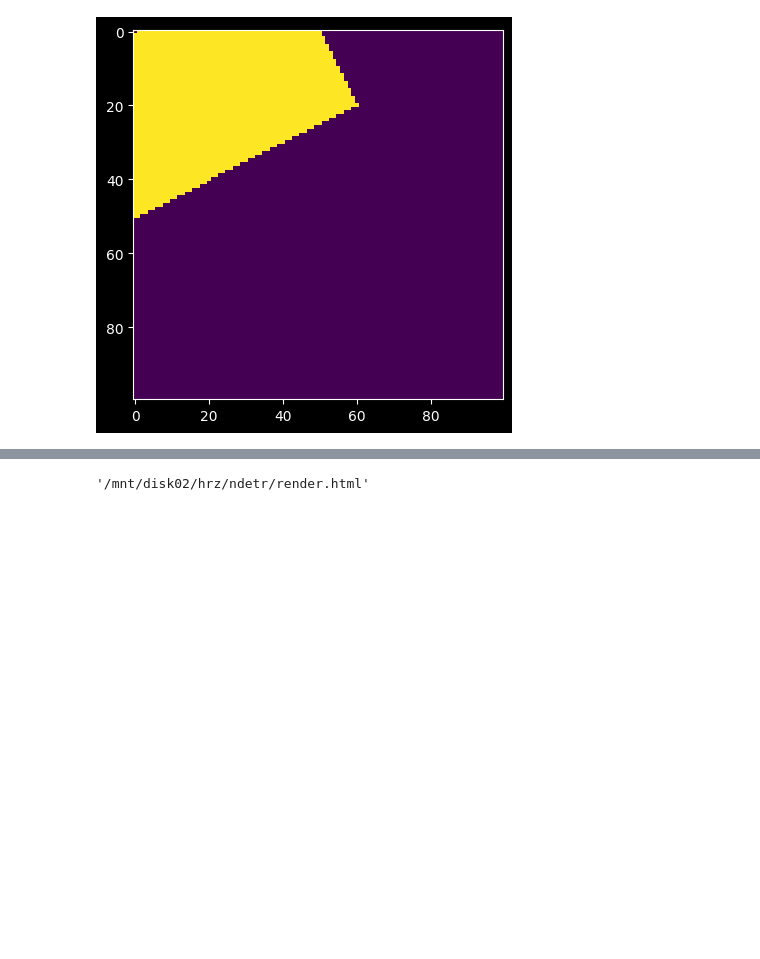
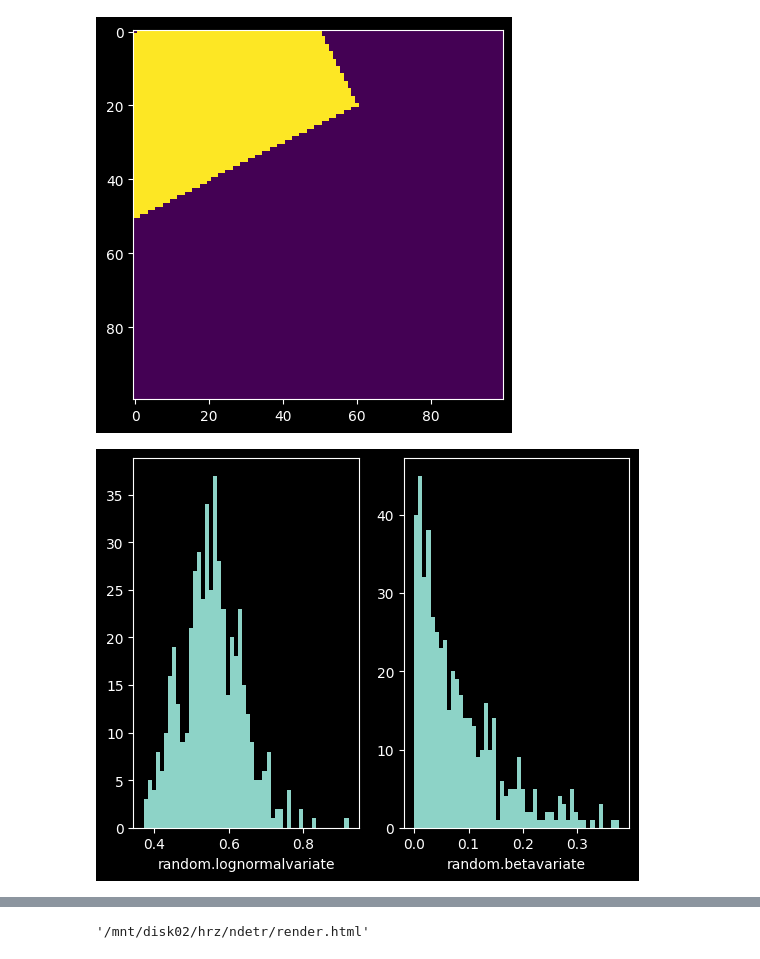
Before and after one commit to hrz2000/ndetr, a Jupyter notebook: demo.ipynb, the cells around one changed output, grey strips where cells are left out. Saved outputs shown, nothing was run; the diff lists cells and outputs as text; code cells hidden in the pictures; blank space fills up the shorter version.

```diff
--- a/demo.ipynb
+++ b/demo.ipynb
@@ -40,3 +40,87 @@ torch.Size([1, 1, 1, 2])
 tensor([[[[1., 0.]]]])
 <matplotlib.image.AxesImage at 0x...>
 [figure]
+# %%
+import torch
+
+def guassian_kernel(source, target, kernel_mul=2.0, kernel_num=5, fix_sigma=None):
+    '''
+    将源域数据和目标域数据转化为核矩阵，即上文中的K
+    Params:
+	    source: 源域数据（n * len(x))
+	    target: 目标域数据（m * len(y))
+	    kernel_mul:
+	    kernel_num: 取不同高斯核的数量
+	    fix_sigma: 不同高斯核的sigma值
+	Return:
+		sum(kernel_val): 多个核矩阵之和
+    '''
+    n_samples = int(source.size()[0])+int(target.size()[0])# 求矩阵的行数，一般source和target的尺度是一样的，这样便于计算
+    total = torch.cat([source, target], dim=0)#将source,target按列方向合并
+    #将total复制（n+m）份
+    total0 = total.unsqueeze(0).expand(int(total.size(0)), int(total.size(0)), int(total.size(1)))
+    #将total的每一行都复制成（n+m）行，即每个数据都扩展成（n+m）份
+    total1 = total.unsqueeze(1).expand(int(total.size(0)), int(total.size(0)), int(total.size(1)))
+    #求任意两个数据之间的和，得到的矩阵中坐标（i,j）代表total中第i行数据和第j行数据之间的l2 distance(i==j时为0）
+    L2_distance = ((total0-total1)**2).sum(2)
+    #调整高斯核函数的sigma值
+    if fix_sigma:
+        bandwidth = fix_sigma
+    else:
+        bandwidth = torch.sum(L2_distance.data) / (n_samples**2-n_samples)
+    #以fix_sigma为中值，以kernel_mul为倍数取kernel_num个bandwidth值（比如fix_sigma为1时，得到[0.25,0.5,1,2,4]
+    bandwidth /= kernel_mul ** (kernel_num // 2)
+    bandwidth_list = [bandwidth * (kernel_mul**i) for i in range(kernel_num)]
+    #高斯核函数的数学表达式
+    kernel_val = [torch.exp(-L2_distance / bandwidth_temp) for bandwidth_temp in bandwidth_list]
+    #得到最终的核矩阵
+    return sum(kernel_val)#/len(kernel_val)
+
+def mmd_rbf(source, target, kernel_mul=2.0, kernel_num=5, fix_sigma=None):
+    '''
+    计算源域数据和目标域数据的MMD距离
+    Params:
+	    source: 源域数据（n * len(x))
+	    target: 目标域数据（m * len(y))
+	    kernel_mul:
+	    kernel_num: 取不同高斯核的数量
+	    fix_sigma: 不同高斯核的sigma值
+	Return:
+		loss: MMD loss
+    '''
+    batch_size = int(source.size()[0])#一般默认为源域和目标域的batchsize相同
+    kernels = guassian_kernel(source, target,
+        kernel_mul=kernel_mul, kernel_num=kernel_num, fix_sigma=fix_sigma)
+    #根据式（3）将核矩阵分成4部分
+    XX = kernels[:batch_size, :batch_size]
+    YY = kernels[batch_size:, batch_size:]
+    XY = kernels[:batch_size, batch_size:]
+    YX = kernels[batch_size:, :batch_size]
+    loss = torch.mean(XX + YY - XY -YX)
+    return loss#因为一般都是n==m，所以L矩阵一般不加入计算
+import random
+import matplotlib
+import matplotlib.pyplot as plt
+
+SAMPLE_SIZE = 500
+buckets = 50
+
+#第一种分布：对数正态分布，得到一个中值为mu，标准差为sigma的正态分布。mu可以取任何值，sigma必须大于零。
+plt.subplot(1,2,1)
+plt.xlabel("random.lognormalvariate")
+mu = -0.6
+sigma = 0.15#将输出数据限制到0-1之间
+res1 = [random.lognormvariate(mu, sigma) for _ in range(1, SAMPLE_SIZE)]
+plt.hist(res1, buckets)
+
+#第二种分布：beta分布。参数的条件是alpha 和 beta 都要大于0， 返回值在0~1之间。
+plt.subplot(1,2,2)
+plt.xlabel("random.betavariate")
+alpha = 1
+beta = 10
+res2 = [random.betavariate(alpha, beta) for _ in range(1, SAMPLE_SIZE)]
+plt.hist(res2, buckets)
+
+plt.show()
+# %% [output]
+[figure, added]
```
Also changed, not shown: parts of 1 cell of this notebook, 3 other files.
